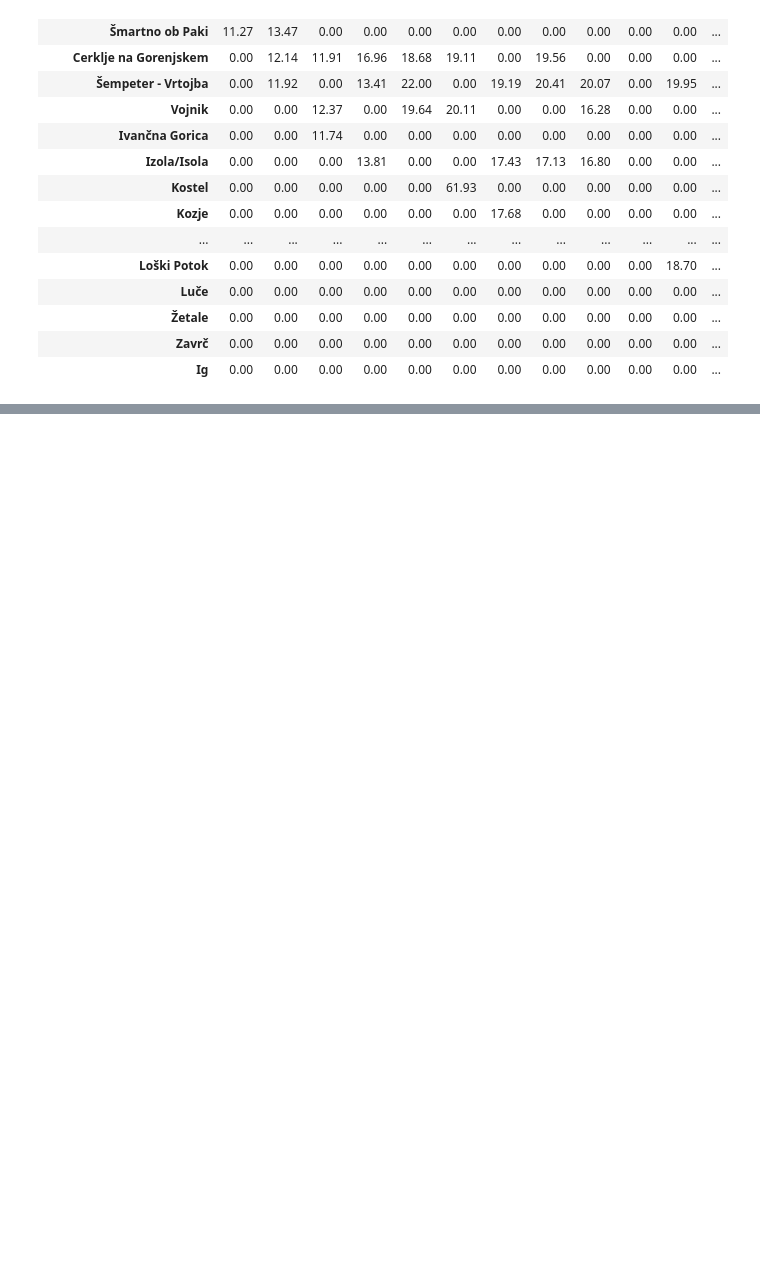
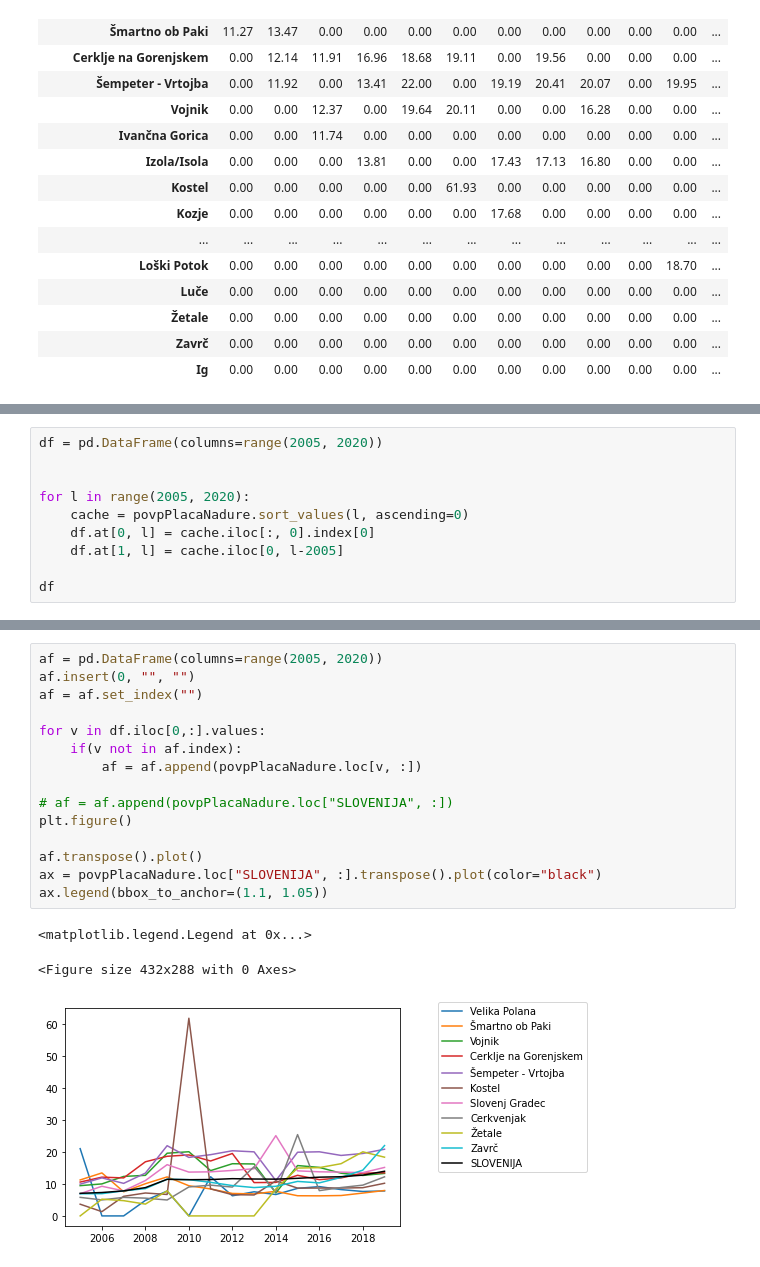
Before and after one commit to BlueVulture/DRAGU, a Jupyter notebook: report.ipynb, the cells around one changed output, grey strips where cells are left out. Drawn from its saved outputs; the diff is of its cells as text; blank space fills up the shorter version.

```diff
--- a/report.ipynb
+++ b/report.ipynb
@@ -161,0 +168,10 @@ for l in range(2005, 2020):
+# %%
+df = pd.DataFrame(columns=range(2005, 2020))
+
+
+for l in range(2005, 2020):
+    cache = povpPlacaNadure.sort_values(l, ascending=0)
+    df.at[0, l] = cache.iloc[:, 0].index[0]
+    df.at[1, l] = cache.iloc[0, l-2005]
+
+df
@@ -161,0 +182,19 @@ for l in range(2005, 2020):
+# %%
+af = pd.DataFrame(columns=range(2005, 2020))
+af.insert(0, "", "")
+af = af.set_index("")
+
+for v in df.iloc[0,:].values:
+    if(v not in af.index):
+        af = af.append(povpPlacaNadure.loc[v, :])
+
+# af = af.append(povpPlacaNadure.loc["SLOVENIJA", :])
+plt.figure()
+
+af.transpose().plot()
+ax = povpPlacaNadure.loc["SLOVENIJA", :].transpose().plot(color="black")
+ax.legend(bbox_to_anchor=(1.1, 1.05))
+# %% [output]
+<matplotlib.legend.Legend at 0x...>
+<Figure size 432x288 with 0 Axes>
+[figure, added]
```
Also changed, not shown: parts of 6 cells of this notebook, 4 other files.
